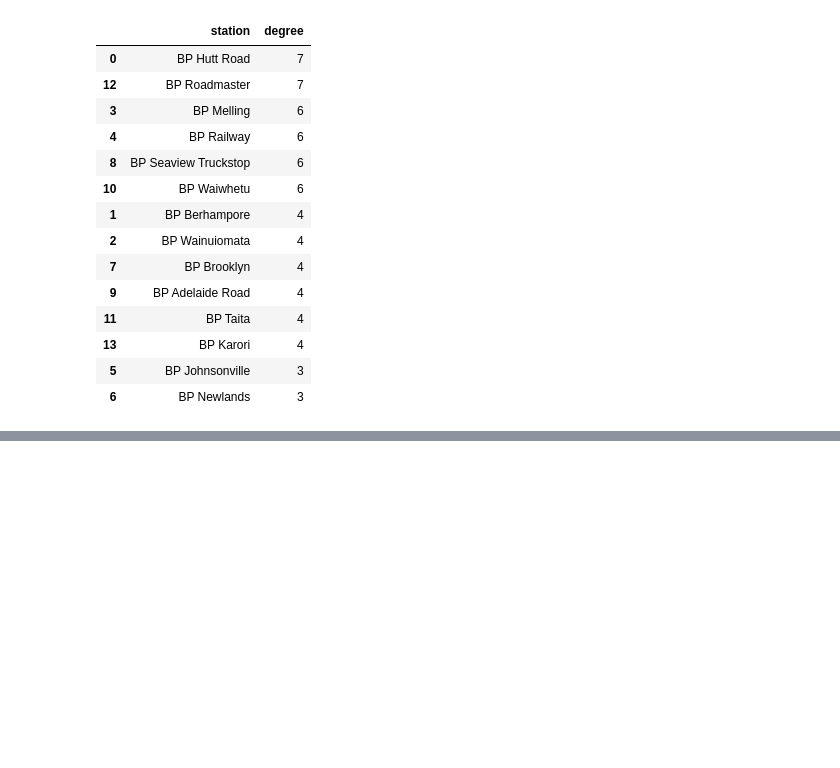
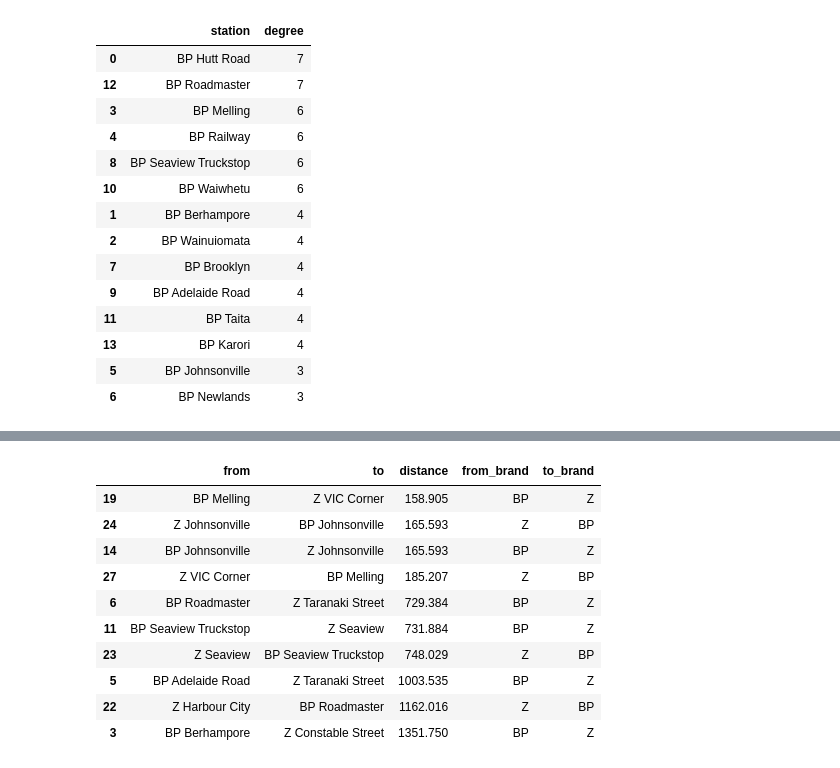
Before and after one commit to shriv/fuel-stations, a Jupyter notebook: Fuel Stations Analysis.ipynb, the cells around one changed output, grey strips where cells are left out. Drawn from its saved outputs; the diff is of its cells as text; code cells hidden in the pictures; blank space fills up the shorter version.

```diff
--- a/Fuel Stations Analysis.ipynb
+++ b/Fuel Stations Analysis.ipynb
@@ -348,0 +302,30 @@ h = na.visualise_station_network(bp_pairwise_final)
+# %%
+# Join Z and BP station DFs. Have to reindex the composite dataframe.
+z_stations['brand'] = 'Z'
+bp_stations['brand'] = 'BP'
+
+comp_z_bp = (pd.concat([z_stations, bp_stations])
+             .reset_index()
+             .drop(columns=['index']))
+z_bp_stations = comp_z_bp[['id', 'name']]
+
+# Generate pairwise distances
+z_bp_stations_pairwise = na.get_pairwise_distances(comp_z_bp, H)
+z_bp_pairwise_final = na.prettify_pairwise_distance_df(z_bp_stations_pairwise, z_bp_stations)
+# %%
+# Closest Stations: Z and BP
+closest_z_bp_stations = (z_bp_pairwise_final
+                         .groupby('from')['distance']
+                         .agg('min')
+                         .reset_index(name='distance'))
+
+closest_z_bp_stations = (pd.merge(z_bp_pairwise_final,
+                                  closest_z_bp_stations)[['from', 'to', 'distance']]
+                         .sort_values('distance'))
+
+closest_z_bp_stations['from_brand'] = (closest_z_bp_stations['from']
+                                       .apply(lambda x: str(x)[0:2].replace(" ", "")))
+closest_z_bp_stations['to_brand'] = (closest_z_bp_stations['to']
+                                     .apply(lambda x: str(x)[0:2].replace(" ", "")))
+
+closest_z_bp_stations.head()
@@ -348,0 +358,15 @@ h = na.visualise_station_network(bp_pairwise_final)
+# %%
+median_z_bp_distance = closest_z_bp_stations['distance'].median()
+closest_z_bp_stations.query('(distance <= @median_z_bp_distance) & (from_brand != to_brand)')
+# %% [output]
+|  | from | to | distance | from_brand | to_brand |
+| 19 | BP Melling | Z VIC Corner | 158.905 | BP | Z |
+| 24 | Z Johnsonville | BP Johnsonville | 165.593 | Z | BP |
+| 14 | BP Johnsonville | Z Johnsonville | 165.593 | BP | Z |
+| 27 | Z VIC Corner | BP Melling | 185.207 | Z | BP |
+| 6 | BP Roadmaster | Z Taranaki Street | 729.384 | BP | Z |
+| 11 | BP Seaview Truckstop | Z Seaview | 731.884 | BP | Z |
+| 23 | Z Seaview | BP Seaview Truckstop | 748.029 | Z | BP |
+| 5 | BP Adelaide Road | Z Taranaki Street | 1003.535 | BP | Z |
+| 22 | Z Harbour City | BP Roadmaster | 1162.016 | Z | BP |
+| 3 | BP Berhampore | Z Constable Street | 1351.750 | BP | Z |
```
Also changed, not shown: parts of 31 cells of this notebook.
